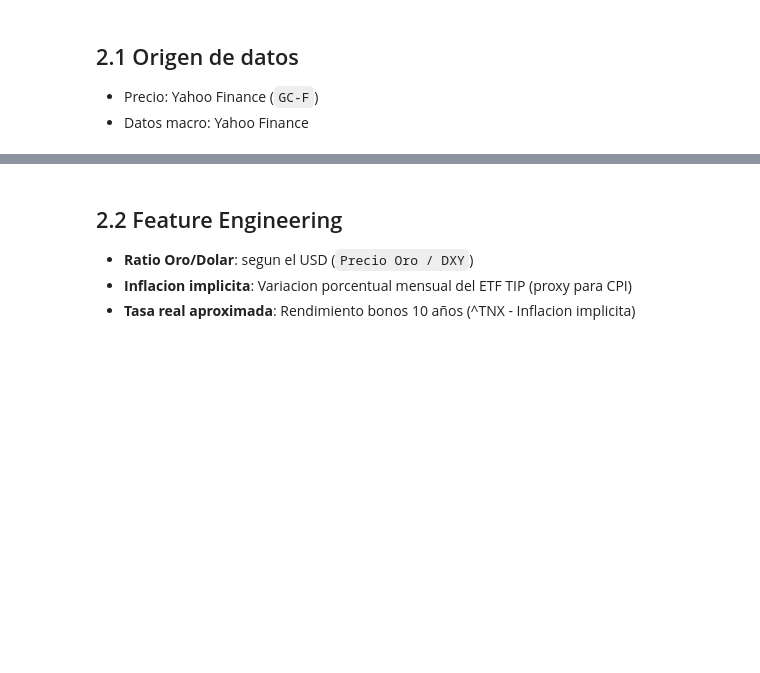
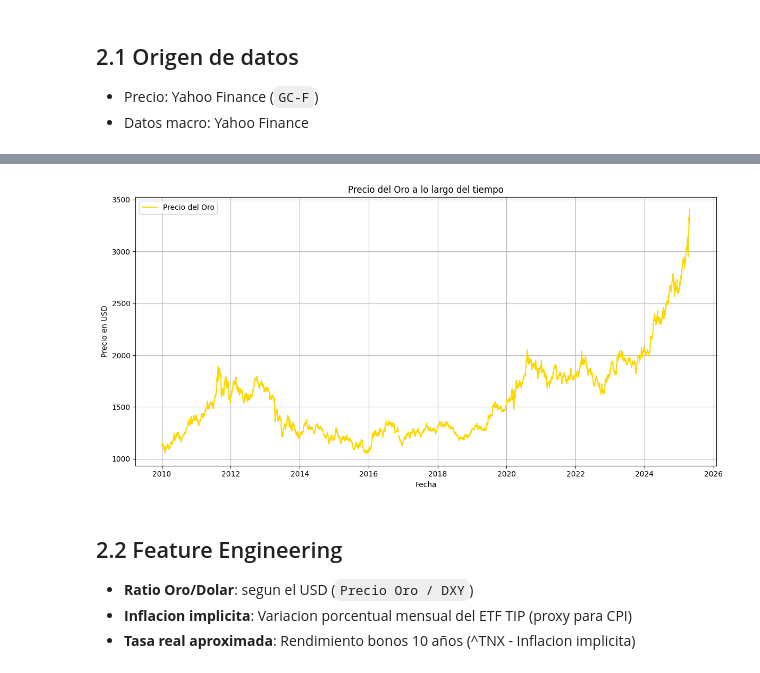
Before and after one commit to Alvaro-diez/Desarrollo-generativa, a Jupyter notebook: casos_de_estudio/caso_3/caso_estudio3.ipynb, the cells around one changed output, grey strips where cells are left out. Cells and saved outputs as stored; diff of their text form; code cells hidden in the pictures; blank space fills up the shorter version.

```diff
--- a/casos_de_estudio/caso_3/caso_estudio3.ipynb
+++ b/casos_de_estudio/caso_3/caso_estudio3.ipynb
@@ -55,7 +101,10 @@ df_inflacion.head()
 # %%
+oro = df_oro['Close']
 dxy = df_dxy['Close']
 bonos = df_bonos['Close']
 tip = df_inflacion['Close']
 
 df = pd.concat([oro, dxy, bonos, tip], axis=1)
 df.columns = ["Oro", "DXY", "Bonos_10y", "TIP"]
+
+df.head()
@@ -62,3 +119,18 @@ df.columns = ["Oro", "DXY", "Bonos_10y", "TIP"]
+# %%
+import matplotlib.pyplot as plt
+
+# Suponiendo que tu DataFrame se llama df y tiene la columna "Oro"
+plt.figure(figsize=(12, 6))
+plt.plot(df.index, df["Oro"], label="Precio del Oro", color='gold')
+plt.title("Precio del Oro a lo largo del tiempo")
+plt.xlabel("Fecha")
+plt.ylabel("Precio en USD")
+plt.legend()
+plt.grid(True)
+plt.tight_layout()
+plt.show()
+# %% [output]
+[figure, added]
 # %% [markdown]
 ## 2.2 Feature Engineering
 - **Ratio Oro/Dolar**: segun el USD (`Precio Oro / DXY`)
```
Also changed, not shown: parts of 25 cells of this notebook.
